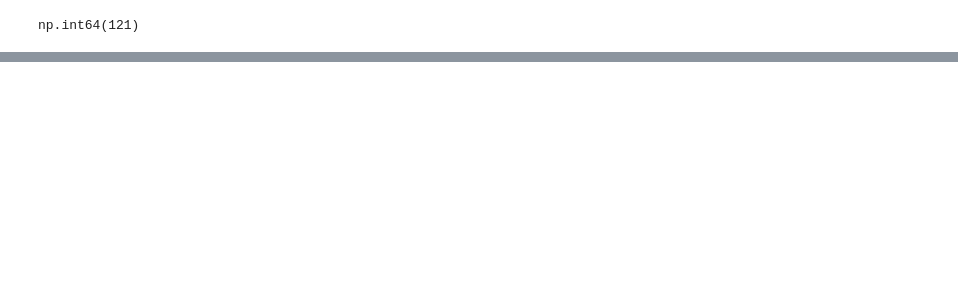
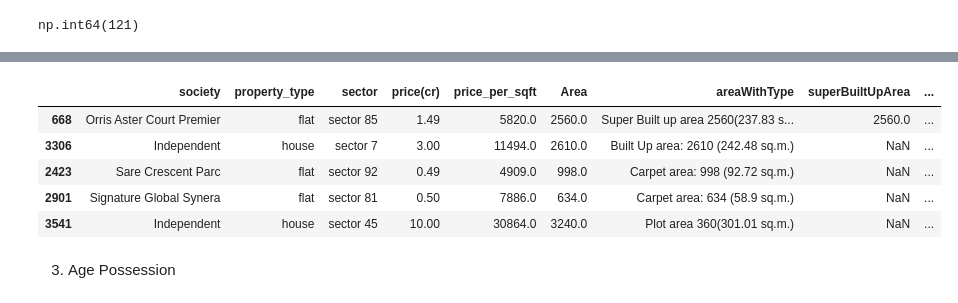
Before and after one commit to 1Priyanshu18/real-estate-project, a Jupyter notebook: notebooks/05_feature_engineering.ipynb, the cells around one changed output, grey strips where cells are left out. Cells and saved outputs as stored; diff of their text form; code cells hidden in the pictures; blank space fills up the shorter version.

```diff
--- a/notebooks/05_feature_engineering.ipynb
+++ b/notebooks/05_feature_engineering.ipynb
@@ -19,0 +164,33 @@ np.int64(121)
+# %%
+def check_rooms(text,room):
+    if pd.isna(text):
+        return 0
+
+    return 1 if room in text.lower() else 0
+# %%
+df.insert(loc=14,column='poojaRoom',value=df['additionalRoom'].apply(
+    lambda x: check_rooms(x,'pooja')
+))
+df.insert(loc=15,column='studyRoom',value=df['additionalRoom'].apply(
+    lambda x: check_rooms(x,'study')
+))
+df.insert(loc=16,column='storeRoom',value=df['additionalRoom'].apply(
+    lambda x: check_rooms(x,'store')
+))
+df.insert(loc=17,column='servantRoom',value=df['additionalRoom'].apply(
+    lambda x: check_rooms(x,'servant')
+))
+df.insert(loc=18,column='others',value=df['additionalRoom'].apply(
+    lambda x: check_rooms(x,'others')
+))
+# %%
+df.sample(5)
+# %% [output]
+|  | society | property_type | sector | price(cr) | price_per_sqft | Area | areaWithType | superBuiltUpArea | ... |
+| 668 | Orris Aster Court Premier | flat | sector 85 | 1.49 | 5820.0 | 2560.0 | Super Built up area 2560(237.83 s... | 2560.0 | ... |
+| 3306 | Independent | house | sector 7 | 3.00 | 11494.0 | 2610.0 | Built Up area: 2610 (242.48 sq.m.) | NaN | ... |
+| 2423 | Sare Crescent Parc | flat | sector 92 | 0.49 | 4909.0 | 998.0 | Carpet area: 998 (92.72 sq.m.) | NaN | ... |
+| 2901 | Signature Global Synera | flat | sector 81 | 0.50 | 7886.0 | 634.0 | Carpet area: 634 (58.9 sq.m.) | NaN | ... |
+| 3541 | Independent | house | sector 45 | 10.00 | 30864.0 | 3240.0 | Plot area 360(301.01 sq.m.) | NaN | ... |
+# %% [markdown]
+3. Age Possession
```
Also changed, not shown: parts of 19 cells of this notebook.
